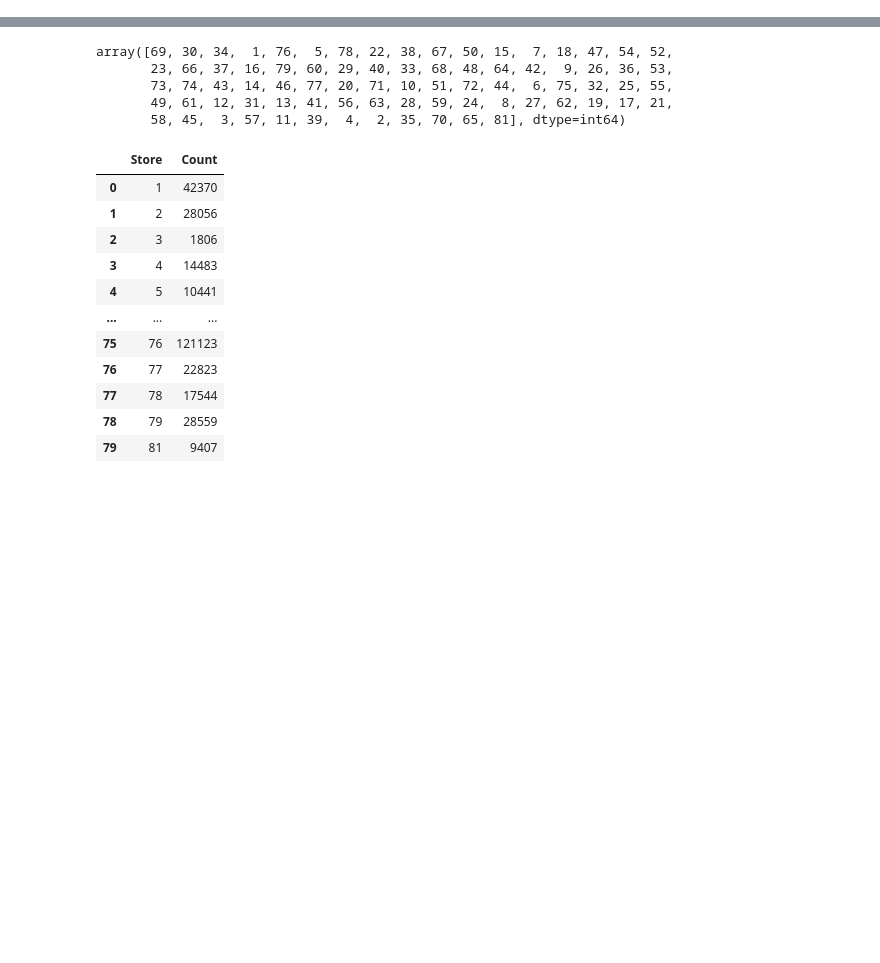
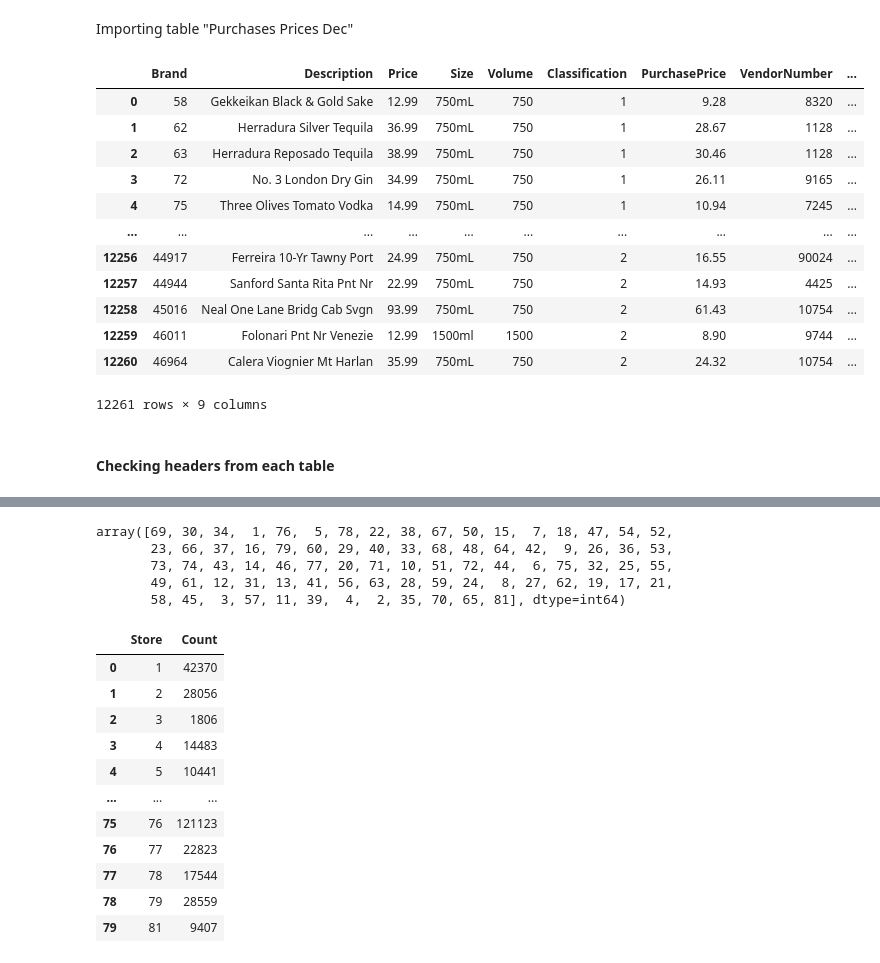
Before and after one commit to lindonjonhson/inventory-analysis, a Jupyter notebook: np.ipynb, the cells around one changed output, grey strips where cells are left out. Drawn from its saved outputs; the diff is of its cells as text; code cells hidden in the pictures; blank space fills up the shorter version.

```diff
--- a/np.ipynb
+++ b/np.ipynb
@@ -15,0 +37,5 @@ df_purchase = pd.read_csv('https://drive.usercontent.google.com/download?id={}&e
+# %% [markdown]
+Importing table "Purchases Prices Dec"
+# %%
+url_prices_dec ='https://drive.google.com/file/d/1y4NrX8163-z_Ixzi5jdQb_1cp62lo9dn/view?usp=sharing'
+df_prices_dec = pd.read_csv('https://drive.usercontent.google.com/download?id={}&export=download&authuser=0&confirm=t'.format(url_prices_dec.split('/')[-2]))
@@ -15,0 +48,18 @@ df_purchase = pd.read_csv('https://drive.usercontent.google.com/download?id={}&e
+# %%
+df_prices_dec
+# %% [output]
+|  | Brand | Description | Price | Size | Volume | Classification | PurchasePrice | VendorNumber | ... |
+| 0 | 58 | Gekkeikan Black & Gold Sake | 12.99 | 750mL | 750 | 1 | 9.28 | 8320 | ... |
+| 1 | 62 | Herradura Silver Tequila | 36.99 | 750mL | 750 | 1 | 28.67 | 1128 | ... |
+| 2 | 63 | Herradura Reposado Tequila | 38.99 | 750mL | 750 | 1 | 30.46 | 1128 | ... |
+| 3 | 72 | No. 3 London Dry Gin | 34.99 | 750mL | 750 | 1 | 26.11 | 9165 | ... |
+| 4 | 75 | Three Olives Tomato Vodka | 14.99 | 750mL | 750 | 1 | 10.94 | 7245 | ... |
+| ... | ... | ... | ... | ... | ... | ... | ... | ... | ... |
+| 12256 | 44917 | Ferreira 10-Yr Tawny Port | 24.99 | 750mL | 750 | 2 | 16.55 | 90024 | ... |
+| 12257 | 44944 | Sanford Santa Rita Pnt Nr | 22.99 | 750mL | 750 | 2 | 14.93 | 4425 | ... |
+| 12258 | 45016 | Neal One Lane Bridg Cab Svgn | 93.99 | 750mL | 750 | 2 | 61.43 | 10754 | ... |
+| 12259 | 46011 | Folonari Pnt Nr Venezie | 12.99 | 1500ml | 1500 | 2 | 8.90 | 9744 | ... |
+| 12260 | 46964 | Calera Viognier Mt Harlan | 35.99 | 750mL | 750 | 2 | 24.32 | 10754 | ... |
+12261 rows × 9 columns
+# %% [markdown]
+####   Checking headers from each table
```
Also changed, not shown: parts of 44 cells of this notebook.
